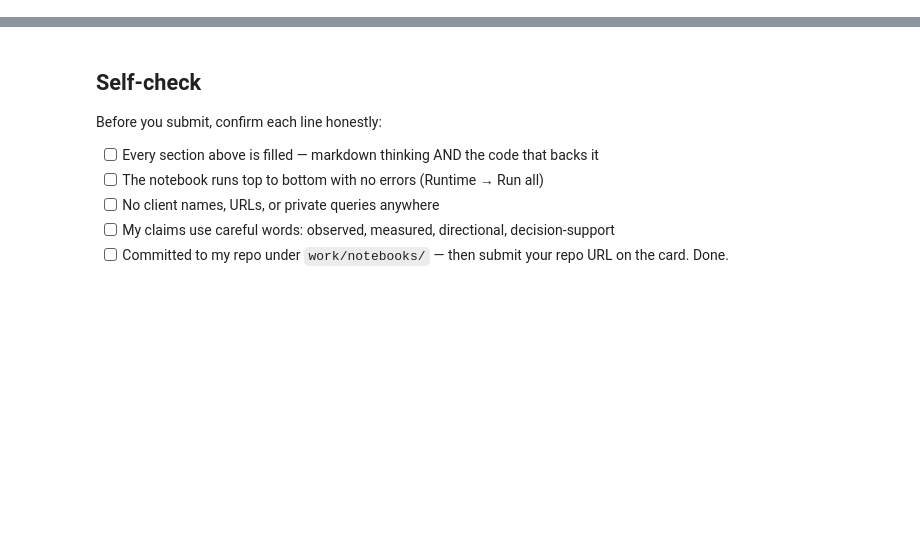
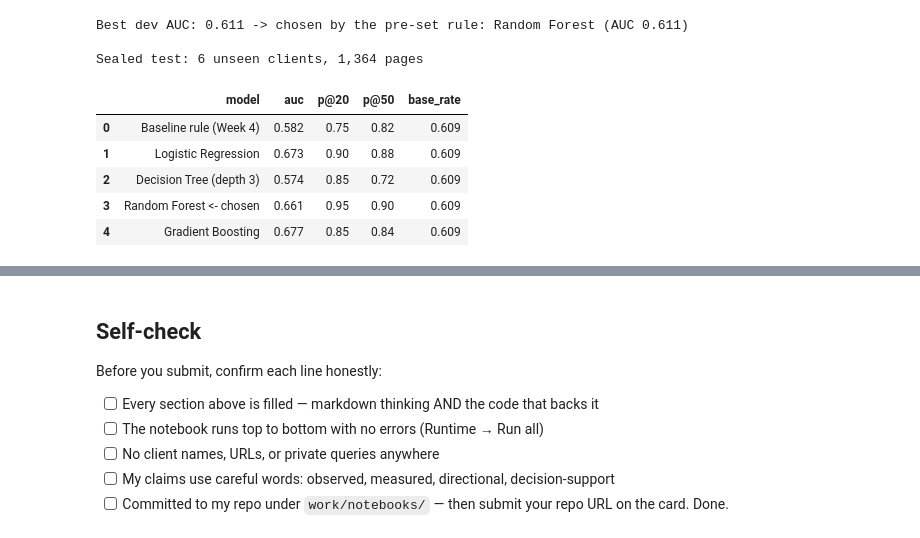
Before and after one commit to yelsebety/Yassin-Flyrank, a Jupyter notebook: work/notebooks/w05_model.ipynb, the cells around one changed output, grey strips where cells are left out. Saved outputs shown, nothing was run; the diff lists cells and outputs as text; code cells hidden in the pictures; blank space fills up the shorter version.

```diff
--- a/work/notebooks/w05_model.ipynb
+++ b/work/notebooks/w05_model.ipynb
@@ -36,0 +204,30 @@ This skeleton is yours to fill. Work the sections **in order** — each one has
+# %%
+# Pre-set rule: simplest model whose dev AUC is within 0.005 of the best model's.
+model_auc = dev_table[dev_table["model"] != "Baseline rule (Week 4)"].set_index("model")["AUC (mean)"]
+best_auc = model_auc.max()
+chosen = next(m for m in COMPLEXITY_ORDER if model_auc[m] >= best_auc - 0.005)
+print(f"Best dev AUC: {best_auc:.3f} -> chosen by the pre-set rule: {chosen} (AUC {model_auc[chosen]:.3f})")
+
+# Sealed test: refit on ALL development clients, evaluate once on the held-out clients.
+final = {}
+test_rows = [{"model": "Baseline rule (Week 4)",
+              **evaluate(test["declined"], baseline_scores(dev, test), test["impressions_90d"])}]
+for name, model in make_models().items():
+    model.fit(dev[FEATURES], dev["declined"])
+    final[name] = model
+    p = model.predict_proba(test[FEATURES])[:, 1]
+    test_rows.append({"model": name + ("  <- chosen" if name == chosen else ""),
+                      **evaluate(test["declined"], p, test["impressions_90d"])})
+test_table = pd.DataFrame(test_rows).round(3)
+print(f"\nSealed test: {test['client_id'].nunique()} unseen clients, {len(test):,} pages")
+display(test_table)
+# %% [output]
+Best dev AUC: 0.611 -> chosen by the pre-set rule: Random Forest (AUC 0.611)
+
+Sealed test: 6 unseen clients, 1,364 pages
+|  | model | auc | p@20 | p@50 | base_rate |
+| 0 | Baseline rule (Week 4) | 0.582 | 0.75 | 0.82 | 0.609 |
+| 1 | Logistic Regression | 0.673 | 0.90 | 0.88 | 0.609 |
+| 2 | Decision Tree (depth 3) | 0.574 | 0.85 | 0.72 | 0.609 |
+| 3 | Random Forest <- chosen | 0.661 | 0.95 | 0.90 | 0.609 |
+| 4 | Gradient Boosting | 0.677 | 0.85 | 0.84 | 0.609 |
```
Also changed, not shown: parts of 21 cells of this notebook.
